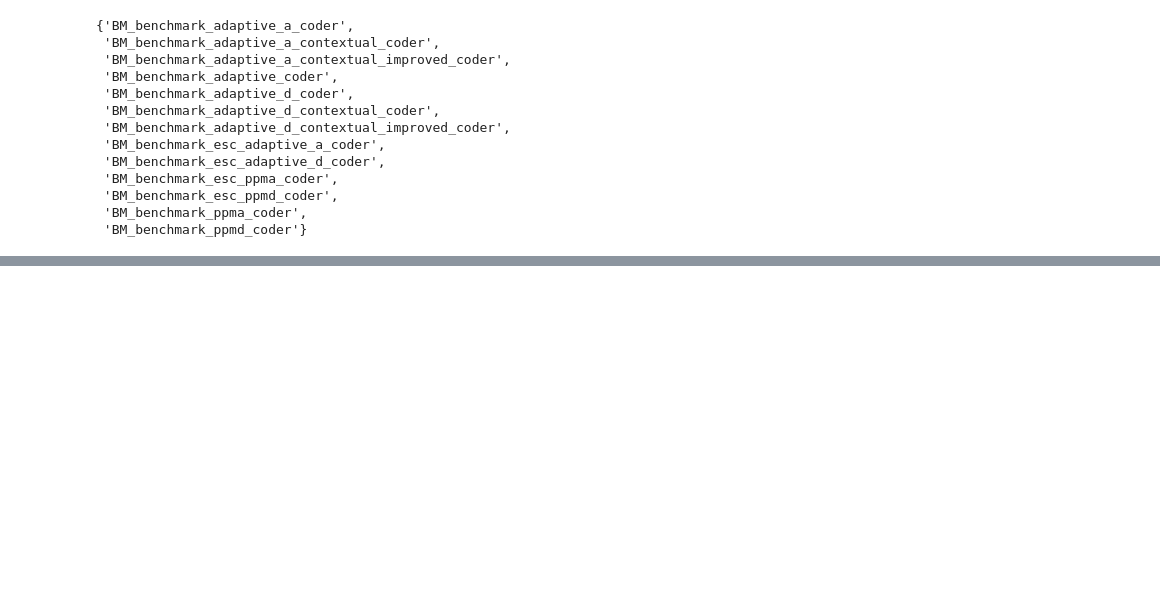
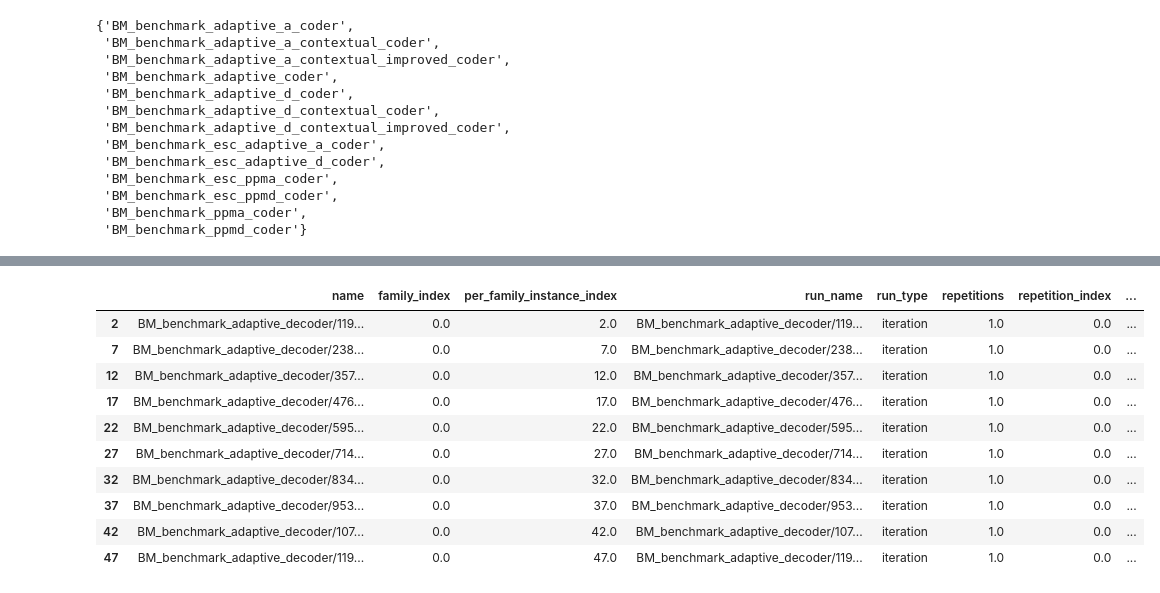
Before and after one commit to gogagum/arithmetic-encoding-lib, a Jupyter notebook: benchmark/benchmark_analysis.ipynb, the cells around one changed output, grey strips where cells are left out. Saved outputs shown, nothing was run; the diff lists cells and outputs as text; code cells hidden in the pictures; blank space fills up the shorter version.

```diff
--- a/benchmark/benchmark_analysis.ipynb
+++ b/benchmark/benchmark_analysis.ipynb
@@ -229,0 +166,14 @@ plt.show()
+# %%
+getDecodeBenchmark("BM_benchmark_adaptive_decoder", "2")
+# %% [output]
+|  | name | family_index | per_family_instance_index | run_name | run_type | repetitions | repetition_index | ... |
+| 2 | BM_benchmark_adaptive_decoder/119... | 0.0 | 2.0 | BM_benchmark_adaptive_decoder/119... | iteration | 1.0 | 0.0 | ... |
+| 7 | BM_benchmark_adaptive_decoder/238... | 0.0 | 7.0 | BM_benchmark_adaptive_decoder/238... | iteration | 1.0 | 0.0 | ... |
+| 12 | BM_benchmark_adaptive_decoder/357... | 0.0 | 12.0 | BM_benchmark_adaptive_decoder/357... | iteration | 1.0 | 0.0 | ... |
+| 17 | BM_benchmark_adaptive_decoder/476... | 0.0 | 17.0 | BM_benchmark_adaptive_decoder/476... | iteration | 1.0 | 0.0 | ... |
+| 22 | BM_benchmark_adaptive_decoder/595... | 0.0 | 22.0 | BM_benchmark_adaptive_decoder/595... | iteration | 1.0 | 0.0 | ... |
+| 27 | BM_benchmark_adaptive_decoder/714... | 0.0 | 27.0 | BM_benchmark_adaptive_decoder/714... | iteration | 1.0 | 0.0 | ... |
+| 32 | BM_benchmark_adaptive_decoder/834... | 0.0 | 32.0 | BM_benchmark_adaptive_decoder/834... | iteration | 1.0 | 0.0 | ... |
+| 37 | BM_benchmark_adaptive_decoder/953... | 0.0 | 37.0 | BM_benchmark_adaptive_decoder/953... | iteration | 1.0 | 0.0 | ... |
+| 42 | BM_benchmark_adaptive_decoder/107... | 0.0 | 42.0 | BM_benchmark_adaptive_decoder/107... | iteration | 1.0 | 0.0 | ... |
+| 47 | BM_benchmark_adaptive_decoder/119... | 0.0 | 47.0 | BM_benchmark_adaptive_decoder/119... | iteration | 1.0 | 0.0 | ... |
```
Also changed, not shown: parts of 12 cells of this notebook.
